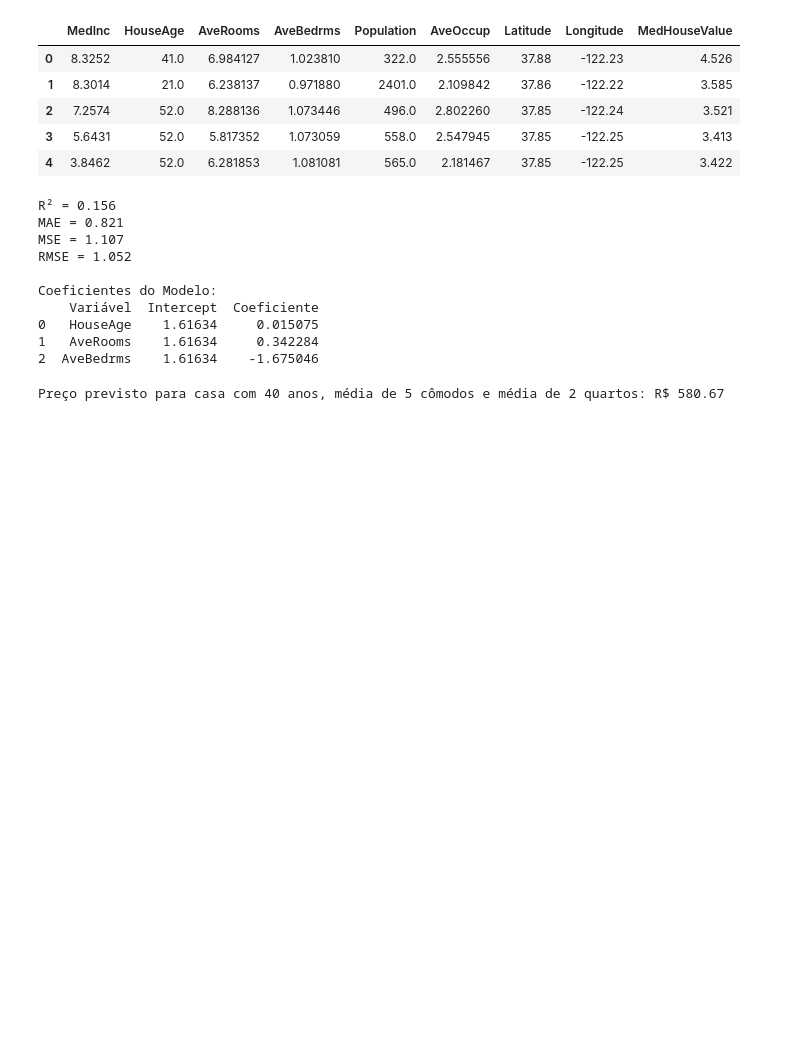
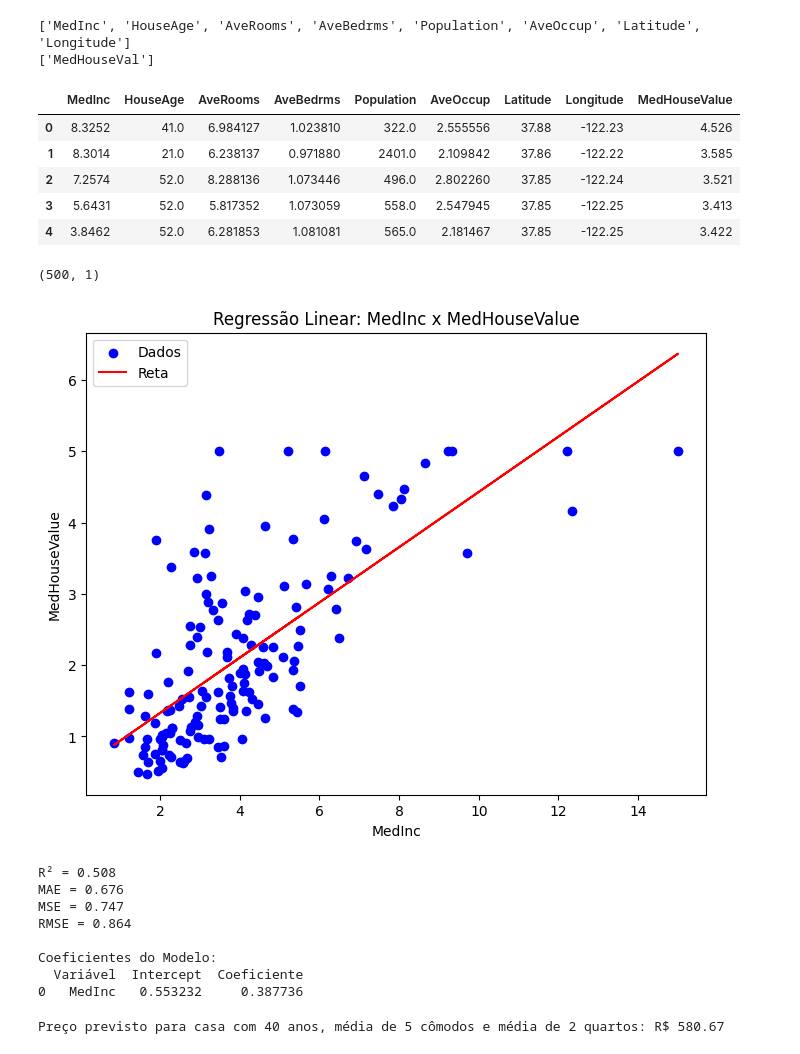
Before and after one commit to OtavioAlb/ML, a Jupyter notebook: Linear_Regression_Scikit.ipynb, the cells around one changed output. Saved outputs shown, nothing was run; the diff lists cells and outputs as text; code cells hidden in the pictures; blank space fills up the shorter version.

```diff
--- a/Linear_Regression_Scikit.ipynb
+++ b/Linear_Regression_Scikit.ipynb
@@ -5,13 +5,17 @@ from sklearn.model_selection import train_test_split
 from sklearn.linear_model import LinearRegression
 from sklearn.datasets import fetch_california_housing
 
-dataset = fetch_california_housing()
+data = fetch_california_housing()
+print (data.feature_names)
+print (data.target_names)
 
-df = pd.DataFrame(dataset.data, columns=dataset.feature_names) # Cria o dataframe de atributos
-df['MedHouseValue'] = dataset.target # Define o atributo alvo
+df = pd.DataFrame(data.data, columns=data.feature_names) # Cria o dataframe de atributos
+df['MedHouseValue'] = data.target # Define o atributo alvo
 
 df.head()
 # %% [output]
+['MedInc', 'HouseAge', 'AveRooms', 'AveBedrms', 'Population', 'AveOccup', 'Latitude', 'Longitude']
+['MedHouseVal']
 |  | MedInc | HouseAge | AveRooms | AveBedrms | Population | AveOccup | Latitude | Longitude | MedHouseValue |
 | 0 | 8.3252 | 41.0 | 6.984127 | 1.023810 | 322.0 | 2.555556 | 37.88 | -122.23 | 4.526 |
 | 1 | 8.3014 | 21.0 | 6.238137 | 0.971880 | 2401.0 | 2.109842 | 37.86 | -122.22 | 3.585 |
@@ -20,12 +24,14 @@ df.head()
 | 4 | 3.8462 | 52.0 | 6.281853 | 1.081081 | 565.0 | 2.181467 | 37.85 | -122.25 | 3.422 |
 # %%
 # Recorte do dataframe para exercício
-selected_df = df[["HouseAge", "AveRooms", "AveBedrms","MedHouseValue"]] # Idade, média de cômodos, média de quartos, valor médio da casa.
+
+sample_df = df.sample(n=500, random_state=42)
 
 # Selecionar X e y
-X = selected_df.iloc[:, :-1]  # Todas as colunas menos a última
-y = selected_df.iloc[:, -1]   # Apenas a última coluna
-
+#X = selected_df.iloc[:, :-1]  # Todas as colunas menos a última
+X = sample_df[["MedInc"]]  # Apenas "MedInc" para facilitar a visualização
+y = sample_df.iloc[:, -1]   # Apenas a última coluna
+print(X.shape)
 # Dividir os dados em conjuntos de treino (70%) e teste (30%)
 X_train, X_test, y_train, y_test = train_test_split(X, y, test_size=0.3, random_state=42)
 
@@ -35,6 +41,21 @@ model.fit(X_train, y_train)  # Treinar o modelo com os dados de treino
 
 # Fazer previsões no conjunto de teste
 yhat = model.predict(X_test)
+# %% [output]
+(500, 1)
+# %%
+import matplotlib.pyplot as plt
+
+plt.figure(figsize=(8, 6))
+plt.scatter(X_test, y_test, color="blue", label="Dados")
+plt.plot(X_test.to_numpy(), yhat, color="red", label="Reta")  # Previsões do modelo
+plt.xlabel("MedInc")
+plt.ylabel("MedHouseValue")
+plt.title("Regressão Linear: MedInc x MedHouseValue")
+plt.legend()
+plt.show()
+# %% [output]
+[figure, added]
 # %%
 from sklearn.metrics import mean_absolute_error, mean_squared_error, r2_score
 
@@ -72,16 +93,14 @@ coef_df = pd.DataFrame({
 })
 print(coef_df)
 # %% [output]
-R² = 0.156
-MAE = 0.821
-MSE = 1.107
-RMSE = 1.052
+R² = 0.508
+MAE = 0.676
+MSE = 0.747
+RMSE = 0.864
 
 Coeficientes do Modelo:
-    Variável  Intercept  Coeficiente
-0   HouseAge    1.61634     0.015075
-1   AveRooms    1.61634     0.342284
-2  AveBedrms    1.61634    -1.675046
+  Variável  Intercept  Coeficiente
+0   MedInc   0.553232     0.387736
 # %%
 # Fazer uma previsão para novos dados
 novo_dado = np.array([[40, 5, 2]])  # age=40, cômodos=5, quartos=2
```
Also changed, not shown: 3 other files.
